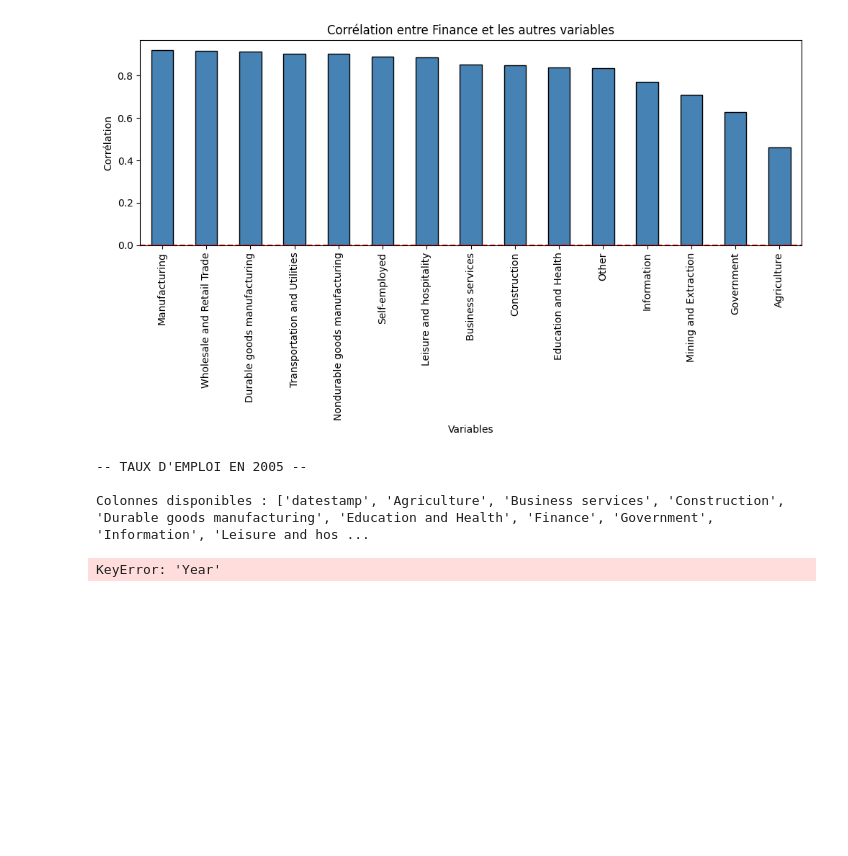
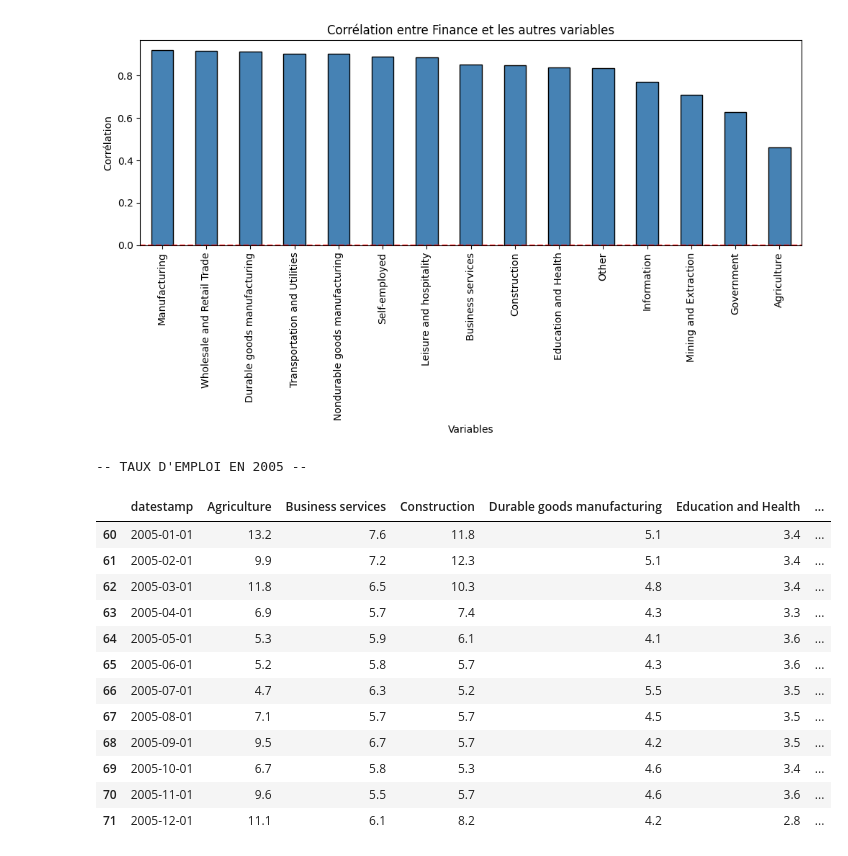
Before and after one commit to MahdiDbh/data-analysis-python, a Jupyter notebook: TP1.ipynb, the cells around one changed output. Saved outputs shown, nothing was run; the diff lists cells and outputs as text; code cells hidden in the pictures; blank space fills up the shorter version.

Commit message:
fix: resolve KeyError by updating year filtering method for Employment dataset

```diff
--- a/TP1.ipynb
+++ b/TP1.ipynb
@@ -330,15 +330,26 @@ Agriculture                       0.462156
 Name: Finance, dtype: float64
 [figure]
 # %%
-# Afficher les données de 2005 seulement
+# Convertir datestamp en datetime
+df_emp['datestamp'] = pd.to_datetime(df_emp['datestamp'])
+
+# Filtrer uniquement l'année 2005
+df_2005 = df_emp[df_emp['datestamp'].dt.year == 2005]
+
 print("-- TAUX D'EMPLOI EN 2005 --\n")
-print("Colonnes disponibles :", df_emp.columns.tolist())
-
-# Filtrer l'année 2005
-df_2005 = df_emp[df_emp['Year'] == 2005]
-print(df_2005)
+df_2005
 # %% [output]
 -- TAUX D'EMPLOI EN 2005 --
-
-Colonnes disponibles : ['datestamp', 'Agriculture', 'Business services', 'Construction', 'Durable goods manufacturing', 'Education and Health', 'Finance', 'Government', 'Information', 'Leisure and hos ...
-KeyError: 'Year'
+|  | datestamp | Agriculture | Business services | Construction | Durable goods manufacturing | Education and Health | ... |
+| 60 | 2005-01-01 | 13.2 | 7.6 | 11.8 | 5.1 | 3.4 | ... |
+| 61 | 2005-02-01 | 9.9 | 7.2 | 12.3 | 5.1 | 3.4 | ... |
+| 62 | 2005-03-01 | 11.8 | 6.5 | 10.3 | 4.8 | 3.4 | ... |
+| 63 | 2005-04-01 | 6.9 | 5.7 | 7.4 | 4.3 | 3.3 | ... |
+| 64 | 2005-05-01 | 5.3 | 5.9 | 6.1 | 4.1 | 3.6 | ... |
+| 65 | 2005-06-01 | 5.2 | 5.8 | 5.7 | 4.3 | 3.6 | ... |
+| 66 | 2005-07-01 | 4.7 | 6.3 | 5.2 | 5.5 | 3.5 | ... |
+| 67 | 2005-08-01 | 7.1 | 5.7 | 5.7 | 4.5 | 3.5 | ... |
+| 68 | 2005-09-01 | 9.5 | 6.7 | 5.7 | 4.2 | 3.5 | ... |
+| 69 | 2005-10-01 | 6.7 | 5.8 | 5.3 | 4.6 | 3.4 | ... |
+| 70 | 2005-11-01 | 9.6 | 5.5 | 5.7 | 4.6 | 3.6 | ... |
+| 71 | 2005-12-01 | 11.1 | 6.1 | 8.2 | 4.2 | 2.8 | ... |
```
